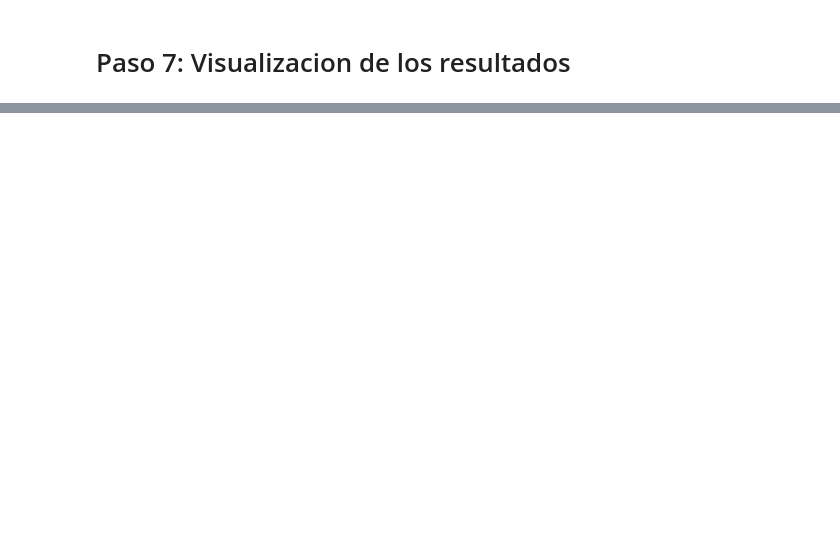
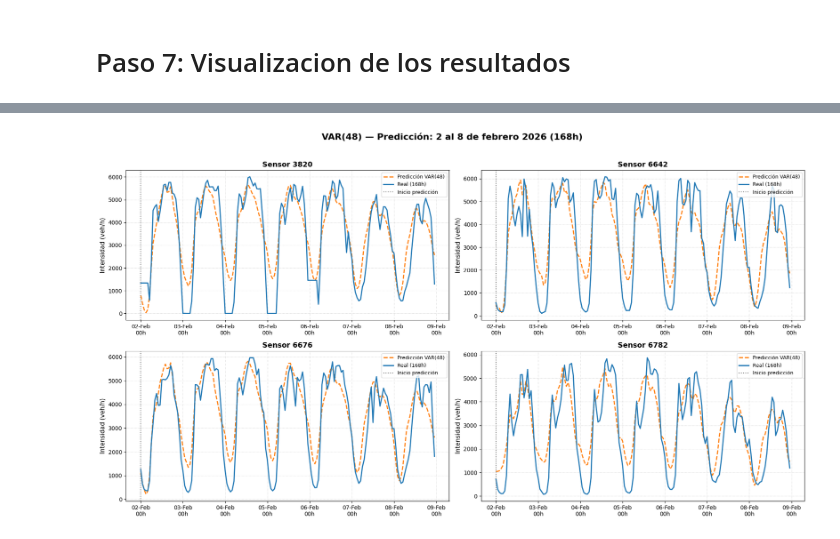
Before and after one commit to senaertugrul/TFM, a Jupyter notebook: notebooks/Modelos/3. VAR.ipynb, the cells around one changed output, grey strips where cells are left out. Drawn from its saved outputs; the diff is of its cells as text; code cells hidden in the pictures; blank space fills up the shorter version.

Commit message:
Update Var Model
Actualziacion del modelo VAR con graficas y tablas resumen. Creacion del MD para usar como base para las visualizaciones y tabla resumen.

```diff
--- a/notebooks/Modelos/3. VAR.ipynb
+++ b/notebooks/Modelos/3. VAR.ipynb
@@ -654,0 +692,64 @@ plt.show()
+# %%
+# =============================================================
+# PASO 7: GRÁFICA SEMANA 2-8 FEBRERO 2026 (VAR-48)
+# Salida: 168h predicción vs real
+# =============================================================
+import matplotlib.pyplot as plt
+import matplotlib.dates as mdates
+
+idx_inicio_feb2 = test_df.index.get_loc("2026-02-02 00:00:00")
+
+pred_semana_48 = var_optimo.forecast(
+    y=test_df[cols_endogenas].iloc[
+        idx_inicio_feb2 - lag_elegido : idx_inicio_feb2
+    ].values,
+    steps=168,
+    exog_future=test_df[cols_exogenas].iloc[
+        idx_inicio_feb2 : idx_inicio_feb2 + 168
+    ].values
+)
+df_pred_semana_48 = pd.DataFrame(
+    pred_semana_48,
+    index=test_df.index[idx_inicio_feb2 : idx_inicio_feb2 + 168],
+    columns=cols_endogenas
+)
+
+real_semana = test_df[cols_intensidad].loc["2026-02-02":"2026-02-08 23:00:00"]
+
+fig, axes = plt.subplots(nrows=2, ncols=2, figsize=(18, 10))
+fig.suptitle(
+    f'VAR({lag_elegido}) — Predicción: 2 al 8 de febrero 2026 (168h)',
+    fontsize=16, fontweight='bold', y=0.98
+)
+axes = axes.flatten()
+
+for i, col in enumerate(cols_intensidad):
+    ax = axes[i]
+    sensor_id = col.split('_')[1]
+
+    ax.plot(
+        df_pred_semana_48.index, df_pred_semana_48[col],
+        color='#ff7f0e', linewidth=2, linestyle='--',
+        label=f'Predicción VAR({lag_elegido})'
+    )
+    ax.plot(
+        real_semana.index, real_semana[col],
+        color='#1f77b4', linewidth=2, label='Real (168h)'
+    )
+    ax.axvline(
+        x=pd.Timestamp("2026-02-02 00:00:00"),
+        color='grey', linestyle=':', linewidth=1.5, label='Inicio predicción'
+    )
+
+    ax.set_title(f'Sensor {sensor_id}', fontsize=13, fontweight='bold')
+    ax.set_ylabel('Intensidad (veh/h)', fontsize=11)
+    ax.xaxis.set_major_formatter(mdates.DateFormatter('%d-%b\n%Hh'))
+    ax.xaxis.set_major_locator(mdates.DayLocator())
+    ax.grid(True, linestyle=':', alpha=0.6)
+    ax.legend(loc='upper right', fontsize=9)
+    ax.tick_params(axis='x', rotation=0)
+
+plt.tight_layout(rect=[0, 0, 1, 0.96])
+plt.show()
+# %% [output]
+[figure, added]
```
Also changed, not shown: parts of 11 cells of this notebook, 1 other file.
